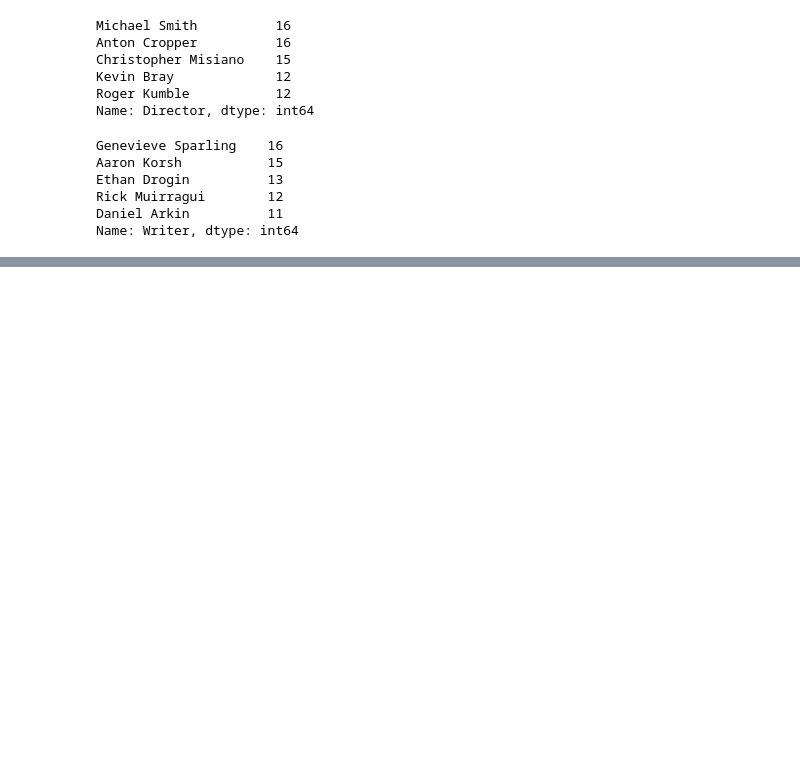
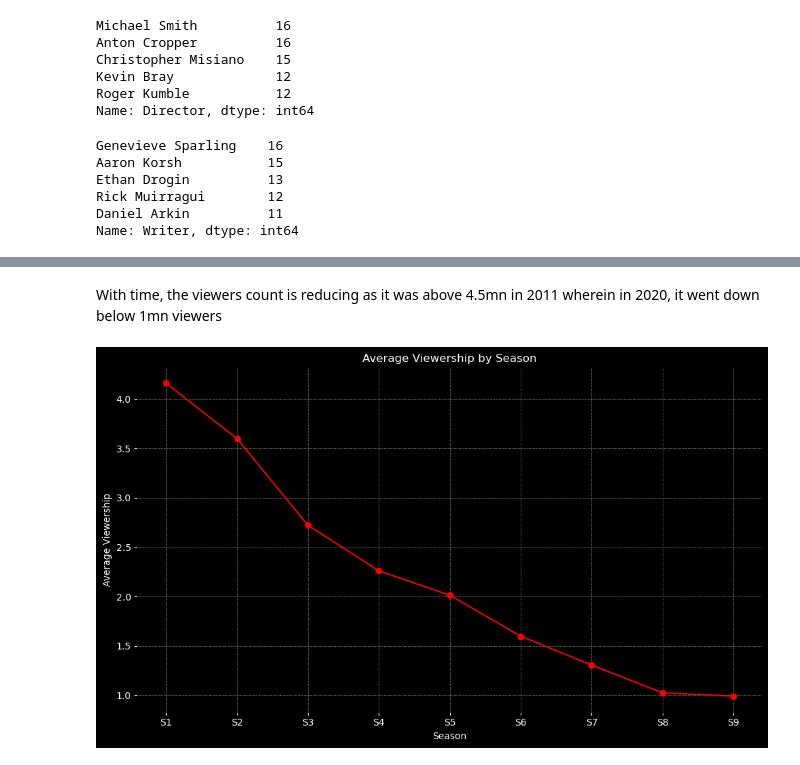
Before and after one commit to yam1473/RR_Assignment8, a Jupyter notebook: suits_analysis.ipynb, the cells around one changed output, grey strips where cells are left out. Cells and saved outputs as stored; diff of their text form; code cells hidden in the pictures; blank space fills up the shorter version.

```diff
--- a/suits_analysis.ipynb
+++ b/suits_analysis.ipynb
@@ -120,0 +176,30 @@ Name: Writer, dtype: int64
+# %% [markdown]
+With time, the viewers count is reducing as it was above 4.5mn in 2011 wherein in 2020, it went down below 1mn viewers
+# %%
+# Average viewership for each season
+seasons_avg_viewers = suits.groupby('Seasons')['Viewers'].mean()
+
+# create the plot with the specified aesthetics.
+plt.figure(figsize=(10, 6))
+seasons_avg_viewers.plot(marker='o', linestyle='-', color='red')
+
+# Setting the background color of the plot area to black
+ax = plt.gca()
+ax.set_facecolor('black')
+
+# Setting the background color of the figure to black
+plt.gcf().set_facecolor('black')
+
+# Set the title and labels with white color to contrast against the black background
+plt.title('Average Viewership by Season', color='white')
+plt.xlabel('Season', color='white')
+plt.ylabel('Average Viewership', color='white')
+plt.grid(True, color='white', linestyle=':', linewidth=0.5)  # Set grid color to white
+
+# Change the color of the tick labels to white
+ax.tick_params(colors='white', which='both')
+
+plt.tight_layout()
+plt.show()
+# %% [output]
+[figure, added]
```
Also changed, not shown: parts of 20 cells of this notebook.
